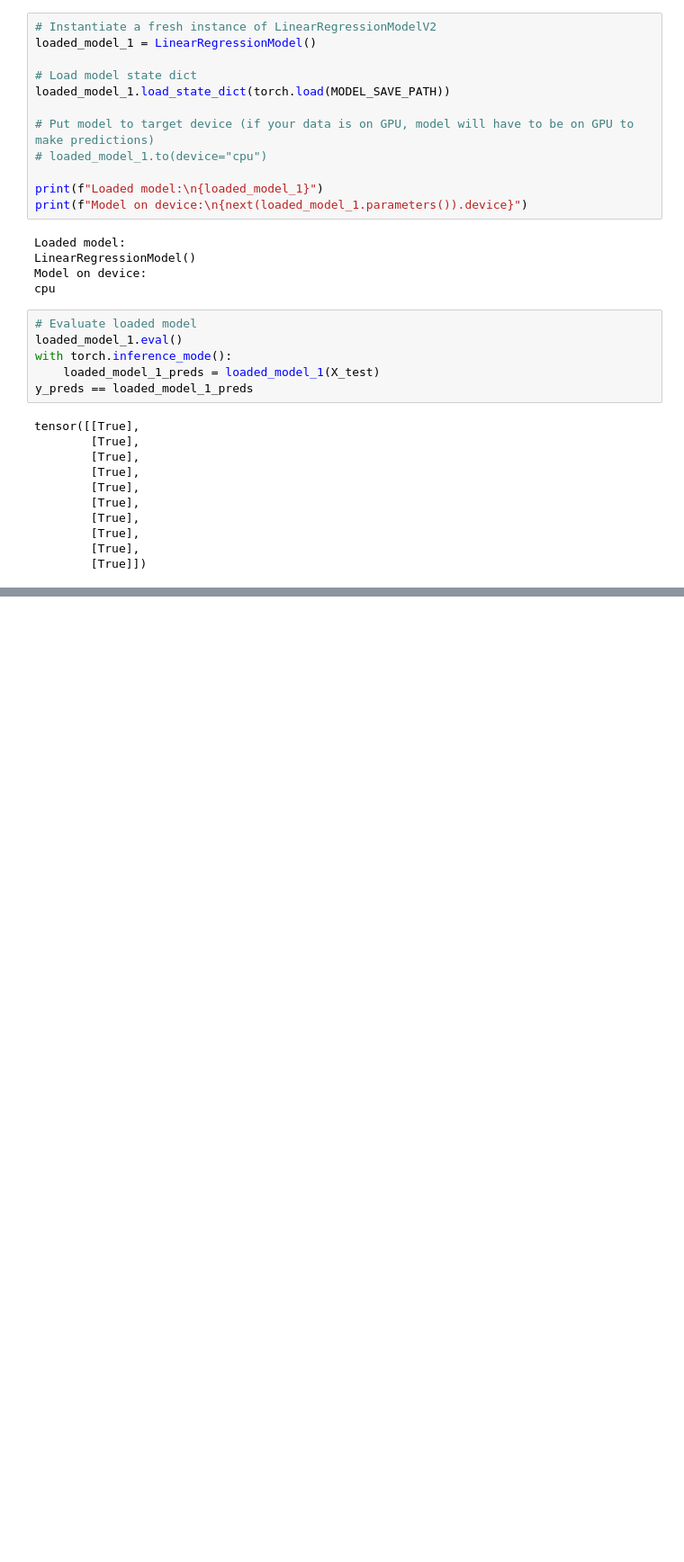
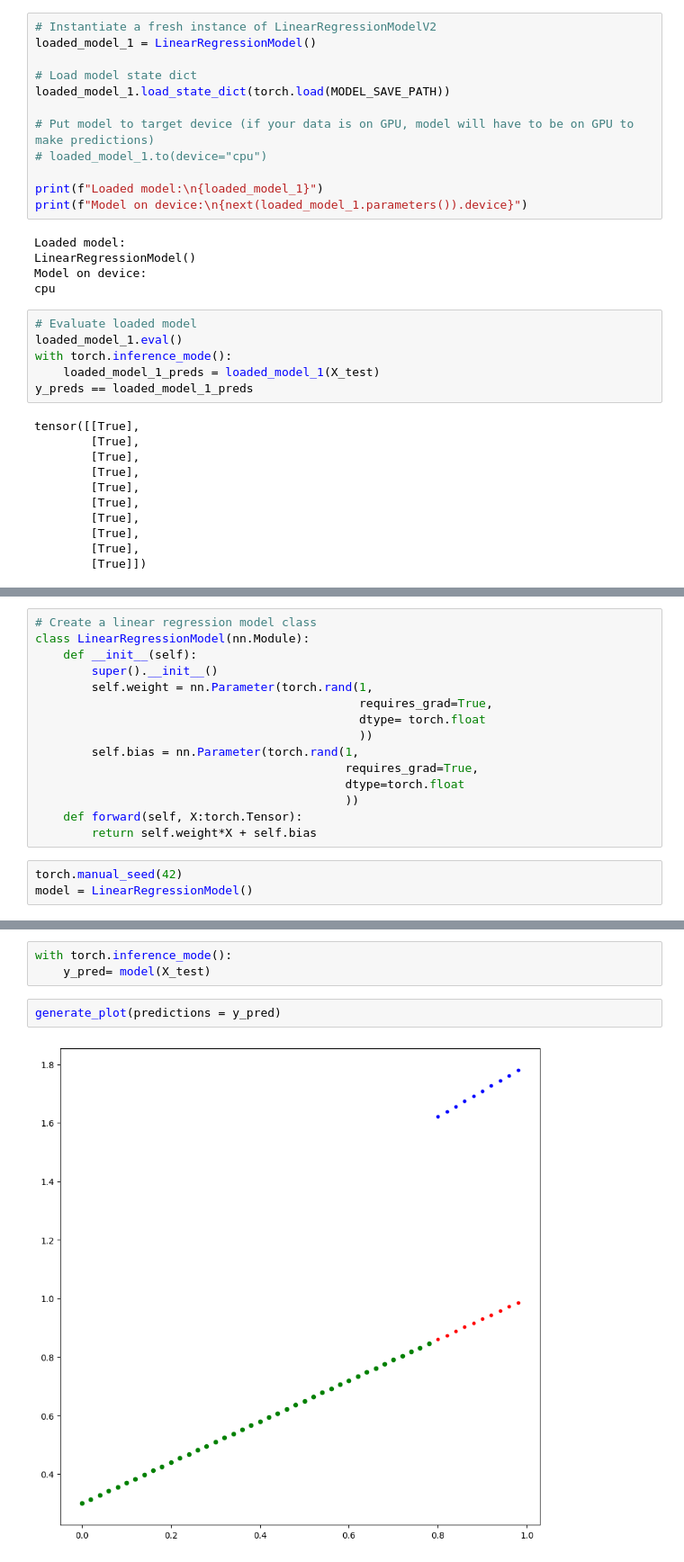
Before and after one commit to owaismohammad/learning_pytorch, a Jupyter notebook: learning_pytorch/01_workflowFundamentals.ipynb, the cells around one changed output, grey strips where cells are left out. Shown at 90% size. Cells and saved outputs as stored; diff of their text form; blank space fills up the shorter version.

```diff
--- a/learning_pytorch/workflowFundamentals.ipynb
+++ b/learning_pytorch/01_workflowFundamentals.ipynb
@@ -273,0 +322,18 @@ tensor([[True],
+# %%
+# Create a linear regression model class
+class LinearRegressionModel(nn.Module):
+    def __init__(self):
+        super().__init__()
+        self.weight = nn.Parameter(torch.rand(1,
+                                              requires_grad=True,
+                                              dtype= torch.float
+                                              ))
+        self.bias = nn.Parameter(torch.rand(1,
+                                            requires_grad=True,
+                                            dtype=torch.float
+                                            ))
+    def forward(self, X:torch.Tensor):
+        return self.weight*X + self.bias
+# %%
+torch.manual_seed(42)
+model = LinearRegressionModel()
@@ -273,0 +348,7 @@ tensor([[True],
+# %%
+with torch.inference_mode():
+    y_pred= model(X_test)
+# %%
+generate_plot(predictions = y_pred)
+# %% [output]
+[figure, added]
```
Also changed, not shown: parts of 18 cells of this notebook, 3 other files.
